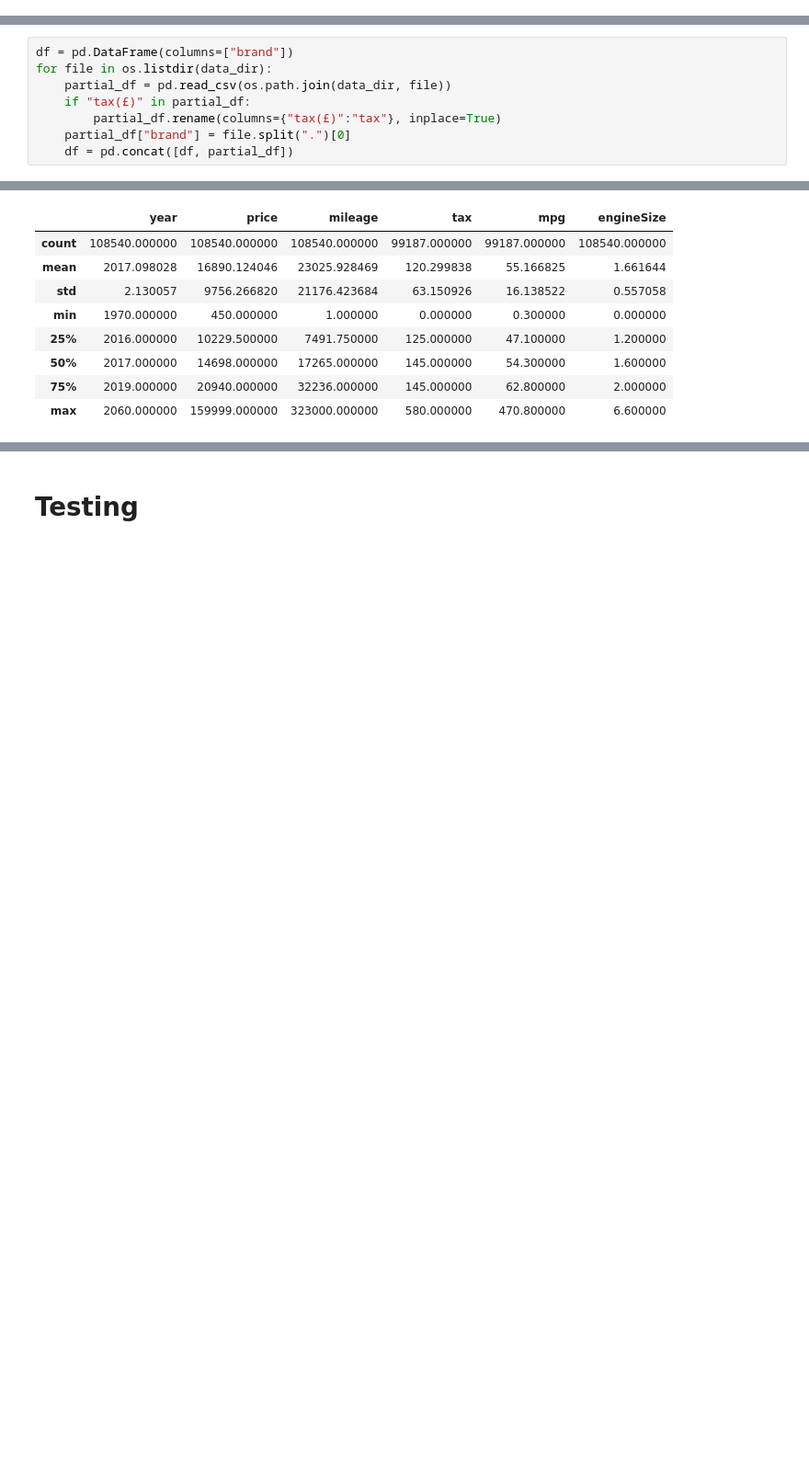
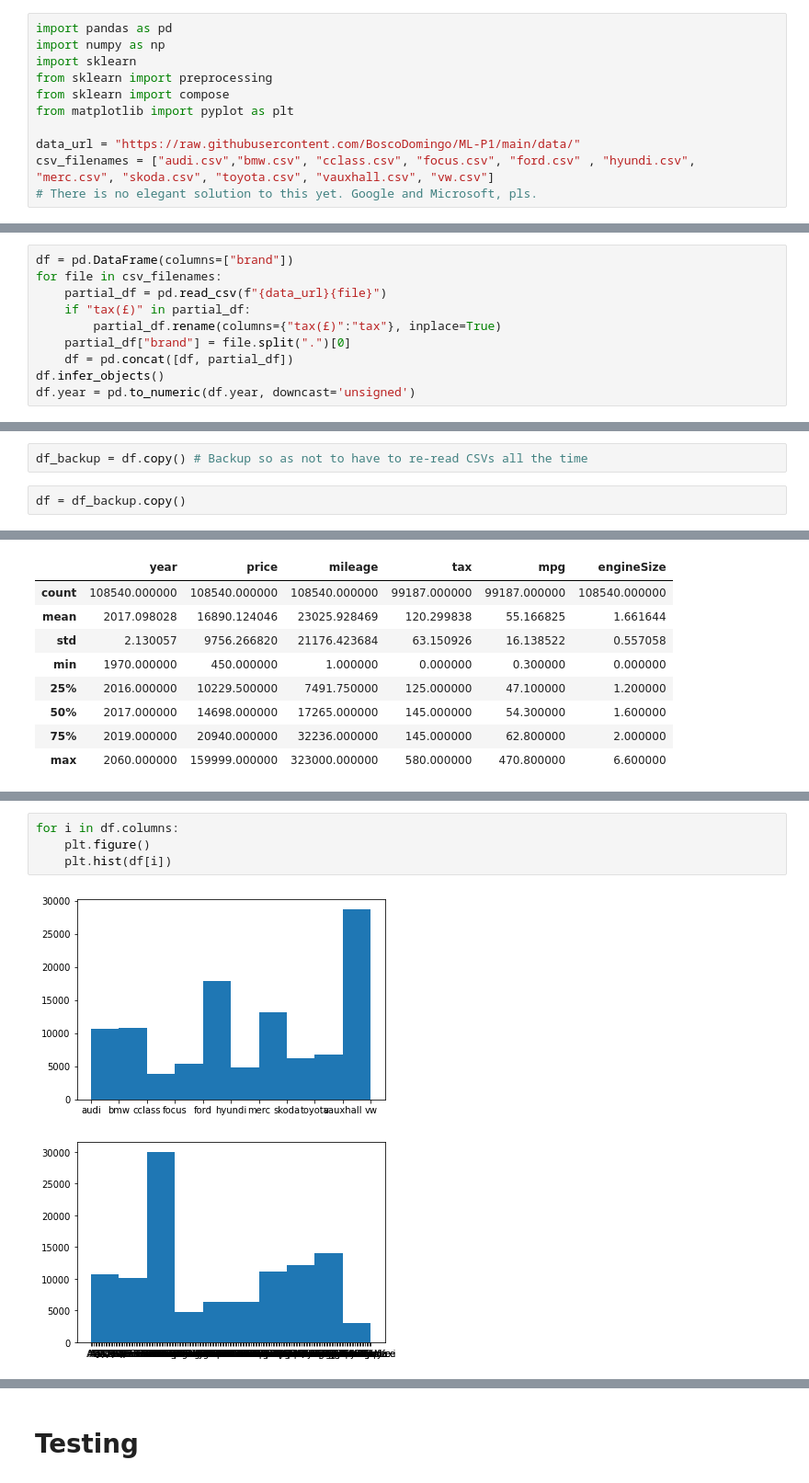
Before and after one commit to BoscoDomingo/ML-P1, a Jupyter notebook: Bosco_Domingo,_Luis_de_Marcos_P1.ipynb, the cells around one changed output, grey strips where cells are left out. Shown at 92% size. Saved outputs shown, nothing was run; the diff lists cells and outputs as text; blank space fills up the shorter version.

Commit message:
Initial data processing

```diff
--- a/Bosco_Domingo,_Luis_de_Marcos_P1.ipynb
+++ b/Bosco_Domingo,_Luis_de_Marcos_P1.ipynb
@@ -12,0 +7,11 @@ data_dir = "data/"
+# %%
+import pandas as pd
+import numpy as np
+import sklearn
+from sklearn import preprocessing
+from sklearn import compose
+from matplotlib import pyplot as plt
+
+data_url = "https://raw.githubusercontent.com/BoscoDomingo/ML-P1/main/data/"
+csv_filenames = ["audi.csv","bmw.csv", "cclass.csv", "focus.csv", "ford.csv" , "hyundi.csv", "merc.csv", "skoda.csv", "toyota.csv", "vauxhall.csv", "vw.csv"]
+# There is no elegant solution to this yet. Google and Microsoft, pls.
@@ -13,8 +20,10 @@ data_dir = "data/"
 # %%
 df = pd.DataFrame(columns=["brand"])
-for file in os.listdir(data_dir):
-    partial_df = pd.read_csv(os.path.join(data_dir, file))
+for file in csv_filenames:
+    partial_df = pd.read_csv(f"{data_url}{file}")
     if "tax(£)" in partial_df:
         partial_df.rename(columns={"tax(£)":"tax"}, inplace=True)
     partial_df["brand"] = file.split(".")[0]
     df = pd.concat([df, partial_df])
+df.infer_objects()
+df.year = pd.to_numeric(df.year, downcast='unsigned')
@@ -23,3 +33,7 @@ FileNotFoundError: ignored
+# %%
+df_backup = df.copy() # Backup so as not to have to re-read CSVs all the time
+# %%
+df = df_backup.copy()
 # %%
 df.describe()
 # %% [output]
@@ -34,0 +55,7 @@ df.describe()
+# %%
+for i in df.columns:
+    plt.figure()
+    plt.hist(df[i])
+# %% [output]
+[figure, added]
+[figure, added]
```
Also changed, not shown: parts of 38 cells of this notebook.
